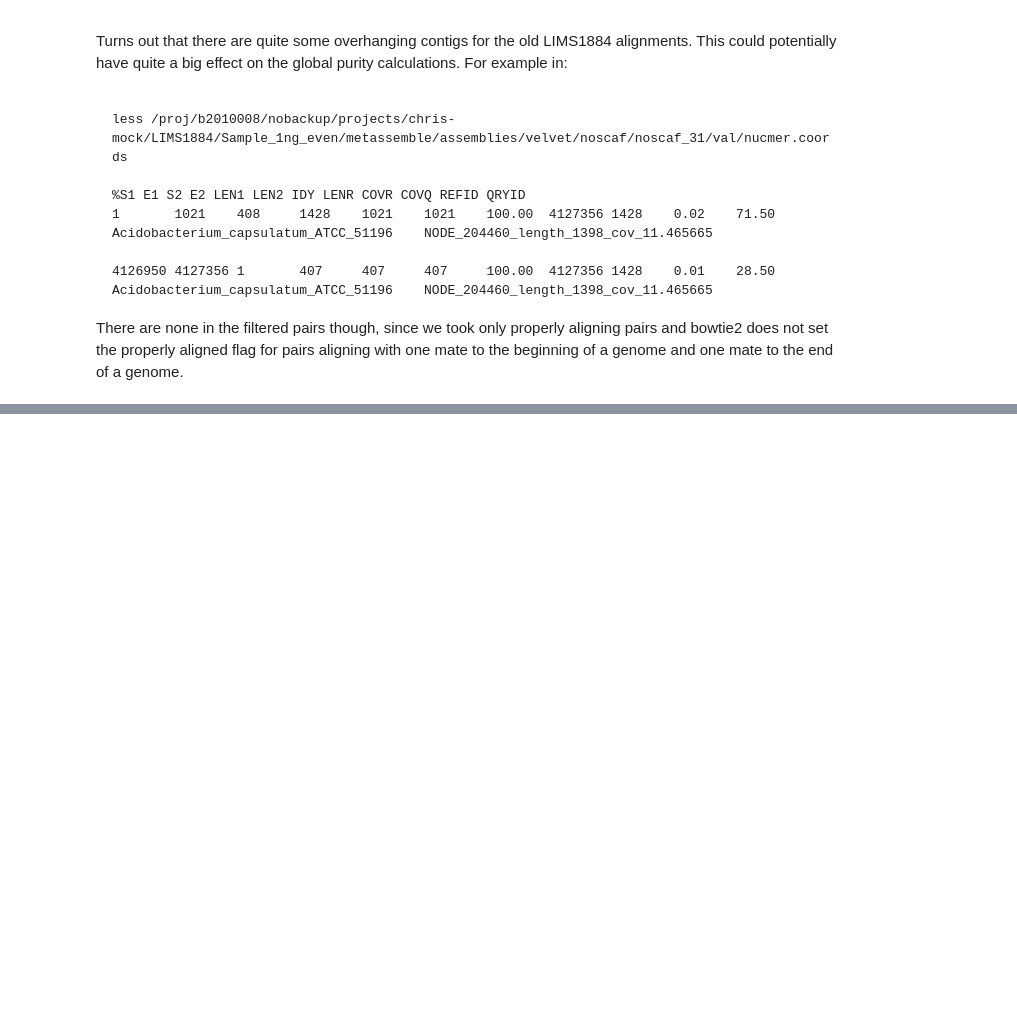
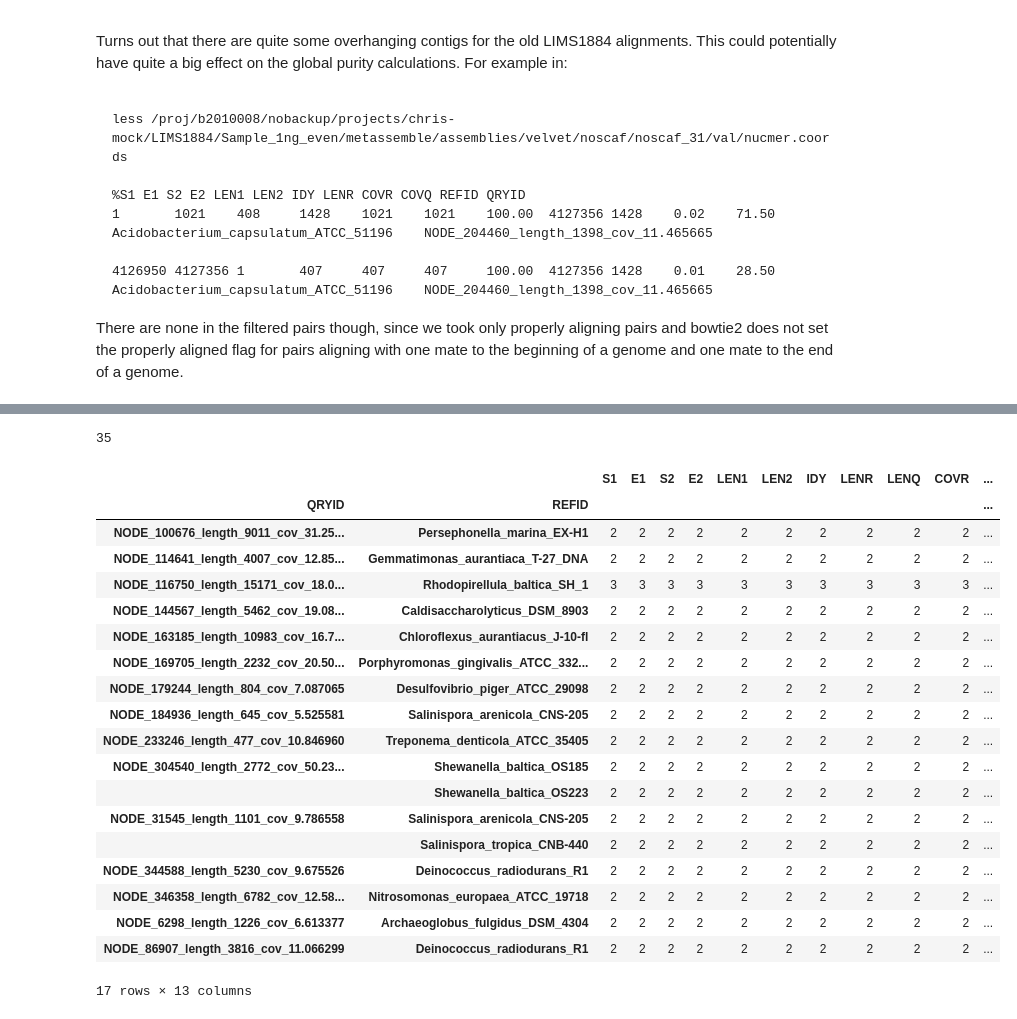
Before and after one commit to inodb/masmvali-publication, a Jupyter notebook: notebooks/LIMS1884-filtered-pairs-assemblies.ipynb, the cells around one changed output, grey strips where cells are left out. Drawn from its saved outputs; the diff is of its cells as text; code cells hidden in the pictures; blank space fills up the shorter version.

Commit message:
Add N/A contig alignment and low purity alignment investigation.

```diff
--- a/notebooks/LIMS1884-filtered-pairs-assemblies.ipynb
+++ b/notebooks/LIMS1884-filtered-pairs-assemblies.ipynb
@@ -209,0 +277,4 @@ There are none in the filtered pairs though, since we took only properly alignin
+# %%
+import pandas as pd
+nucmerpd = pd.read_csv("/media/milou/glob/projects/masmvali-partdeux/reassembly-filtered-reads/Sample_1ng_even/metassemble/assemblies/velvet/noscaf/noscaf_31/val/blast-low-purity-contigs/nucmer/nucmer.coords", sep="\t",
+            names="S1 E1 S2 E2 LEN1 LEN2 IDY LENR LENQ COVR COVQ REFID QRYID".split(), index_col=False)
@@ -209,0 +293,27 @@ There are none in the filtered pairs though, since we took only properly alignin
+# %%
+print len(nucmerpd)
+# %% [output]
+35
+# %%
+nucmerpd.groupby(["QRYID","REFID"]).count()
+# %% [output]
+|  |  | S1 | E1 | S2 | E2 | LEN1 | LEN2 | IDY | LENR | LENQ | COVR | ... |
+| QRYID | REFID |  |  |  |  |  |  |  |  |  |  | ... |
+| NODE_100676_length_9011_cov_31.25... | Persephonella_marina_EX-H1 | 2 | 2 | 2 | 2 | 2 | 2 | 2 | 2 | 2 | 2 | ... |
+| NODE_114641_length_4007_cov_12.85... | Gemmatimonas_aurantiaca_T-27_DNA | 2 | 2 | 2 | 2 | 2 | 2 | 2 | 2 | 2 | 2 | ... |
+| NODE_116750_length_15171_cov_18.0... | Rhodopirellula_baltica_SH_1 | 3 | 3 | 3 | 3 | 3 | 3 | 3 | 3 | 3 | 3 | ... |
+| NODE_144567_length_5462_cov_19.08... | Caldisaccharolyticus_DSM_8903 | 2 | 2 | 2 | 2 | 2 | 2 | 2 | 2 | 2 | 2 | ... |
+| NODE_163185_length_10983_cov_16.7... | Chloroflexus_aurantiacus_J-10-fl | 2 | 2 | 2 | 2 | 2 | 2 | 2 | 2 | 2 | 2 | ... |
+| NODE_169705_length_2232_cov_20.50... | Porphyromonas_gingivalis_ATCC_332... | 2 | 2 | 2 | 2 | 2 | 2 | 2 | 2 | 2 | 2 | ... |
+| NODE_179244_length_804_cov_7.087065 | Desulfovibrio_piger_ATCC_29098 | 2 | 2 | 2 | 2 | 2 | 2 | 2 | 2 | 2 | 2 | ... |
+| NODE_184936_length_645_cov_5.525581 | Salinispora_arenicola_CNS-205 | 2 | 2 | 2 | 2 | 2 | 2 | 2 | 2 | 2 | 2 | ... |
+| NODE_233246_length_477_cov_10.846960 | Treponema_denticola_ATCC_35405 | 2 | 2 | 2 | 2 | 2 | 2 | 2 | 2 | 2 | 2 | ... |
+| NODE_304540_length_2772_cov_50.23... | Shewanella_baltica_OS185 | 2 | 2 | 2 | 2 | 2 | 2 | 2 | 2 | 2 | 2 | ... |
+|  | Shewanella_baltica_OS223 | 2 | 2 | 2 | 2 | 2 | 2 | 2 | 2 | 2 | 2 | ... |
+| NODE_31545_length_1101_cov_9.786558 | Salinispora_arenicola_CNS-205 | 2 | 2 | 2 | 2 | 2 | 2 | 2 | 2 | 2 | 2 | ... |
+|  | Salinispora_tropica_CNB-440 | 2 | 2 | 2 | 2 | 2 | 2 | 2 | 2 | 2 | 2 | ... |
+| NODE_344588_length_5230_cov_9.675526 | Deinococcus_radiodurans_R1 | 2 | 2 | 2 | 2 | 2 | 2 | 2 | 2 | 2 | 2 | ... |
+| NODE_346358_length_6782_cov_12.58... | Nitrosomonas_europaea_ATCC_19718 | 2 | 2 | 2 | 2 | 2 | 2 | 2 | 2 | 2 | 2 | ... |
+| NODE_6298_length_1226_cov_6.613377 | Archaeoglobus_fulgidus_DSM_4304 | 2 | 2 | 2 | 2 | 2 | 2 | 2 | 2 | 2 | 2 | ... |
+| NODE_86907_length_3816_cov_11.066299 | Deinococcus_radiodurans_R1 | 2 | 2 | 2 | 2 | 2 | 2 | 2 | 2 | 2 | 2 | ... |
+17 rows × 13 columns
```
Also changed, not shown: parts of 12 cells of this notebook.
